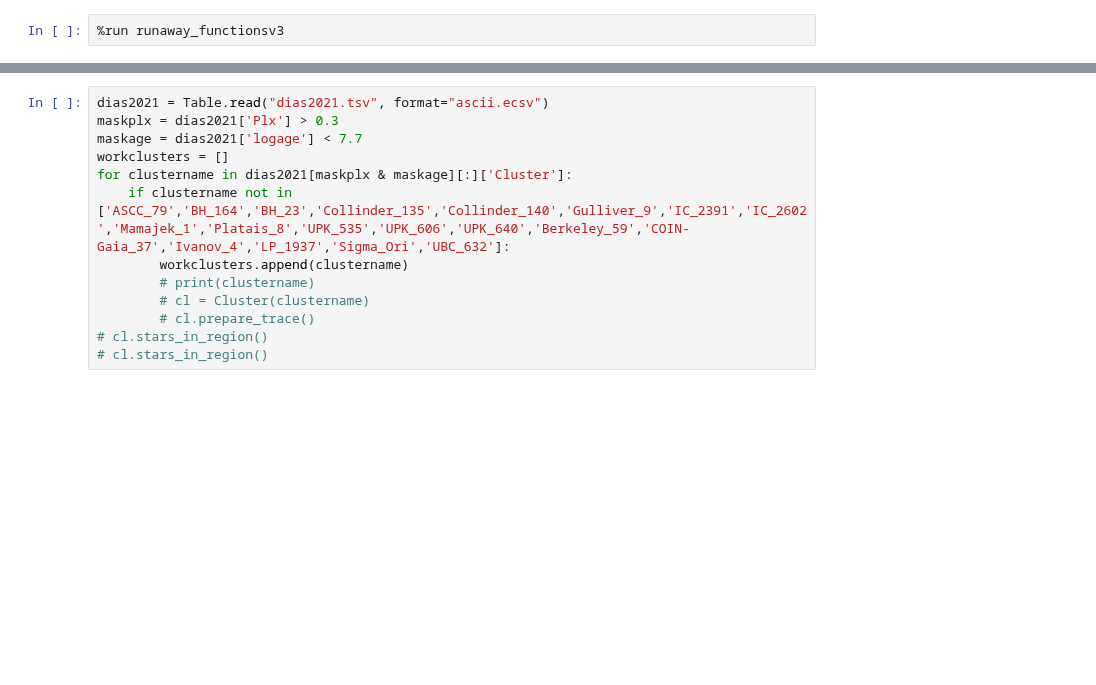
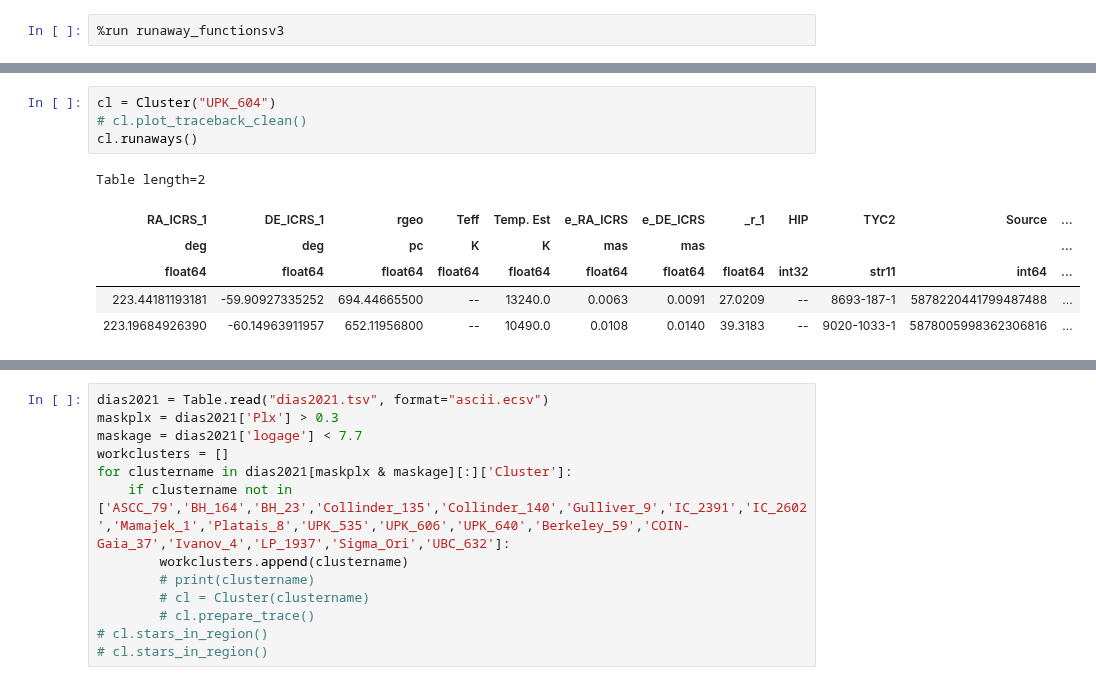
Before and after one commit to surodeep26/Runaway-Stars, a Jupyter notebook: v16.ipynb, the cells around one changed output, grey strips where cells are left out. Saved outputs shown, nothing was run; the diff lists cells and outputs as text; blank space fills up the shorter version.

```diff
--- a/v16.ipynb
+++ b/v16.ipynb
@@ -9,0 +12,11 @@ cl.plot_traceback_clean()
+# %%
+cl = Cluster("UPK_604")
+# cl.plot_traceback_clean()
+cl.runaways()
+# %% [output]
+Table length=2
+| RA_ICRS_1 | DE_ICRS_1 | rgeo | Teff | Temp. Est | e_RA_ICRS | e_DE_ICRS | _r_1 | HIP | TYC2 | Source | ... |
+| deg | deg | pc | K | K | mas | mas |  |  |  |  | ... |
+| float64 | float64 | float64 | float64 | float64 | float64 | float64 | float64 | int32 | str11 | int64 | ... |
+| 223.44181193181 | -59.90927335252 | 694.44665500 | -- | 13240.0 | 0.0063 | 0.0091 | 27.0209 | -- | 8693-187-1 | 5878220441799487488 | ... |
+| 223.19684926390 | -60.14963911957 | 652.11956800 | -- | 10490.0 | 0.0108 | 0.0140 | 39.3183 | -- | 9020-1033-1 | 5878005998362306816 | ... |
```
Also changed, not shown: parts of 2 cells of this notebook, 19 other files.
